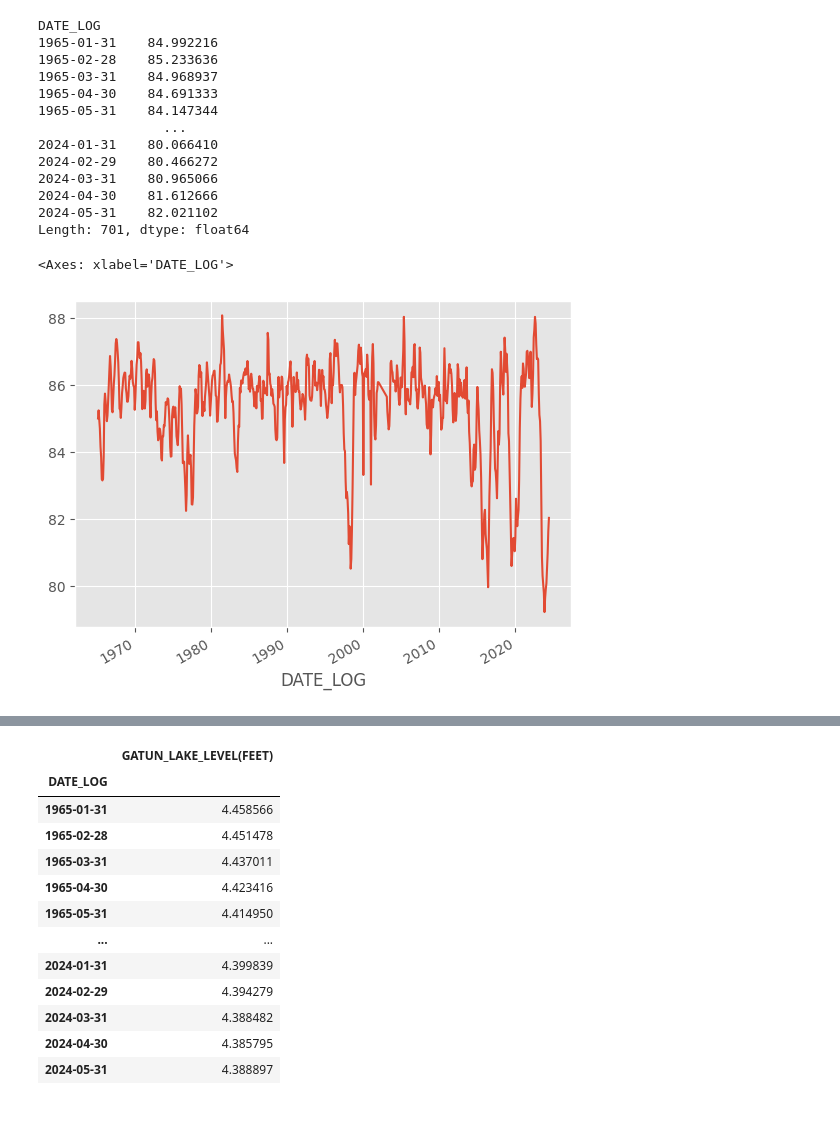
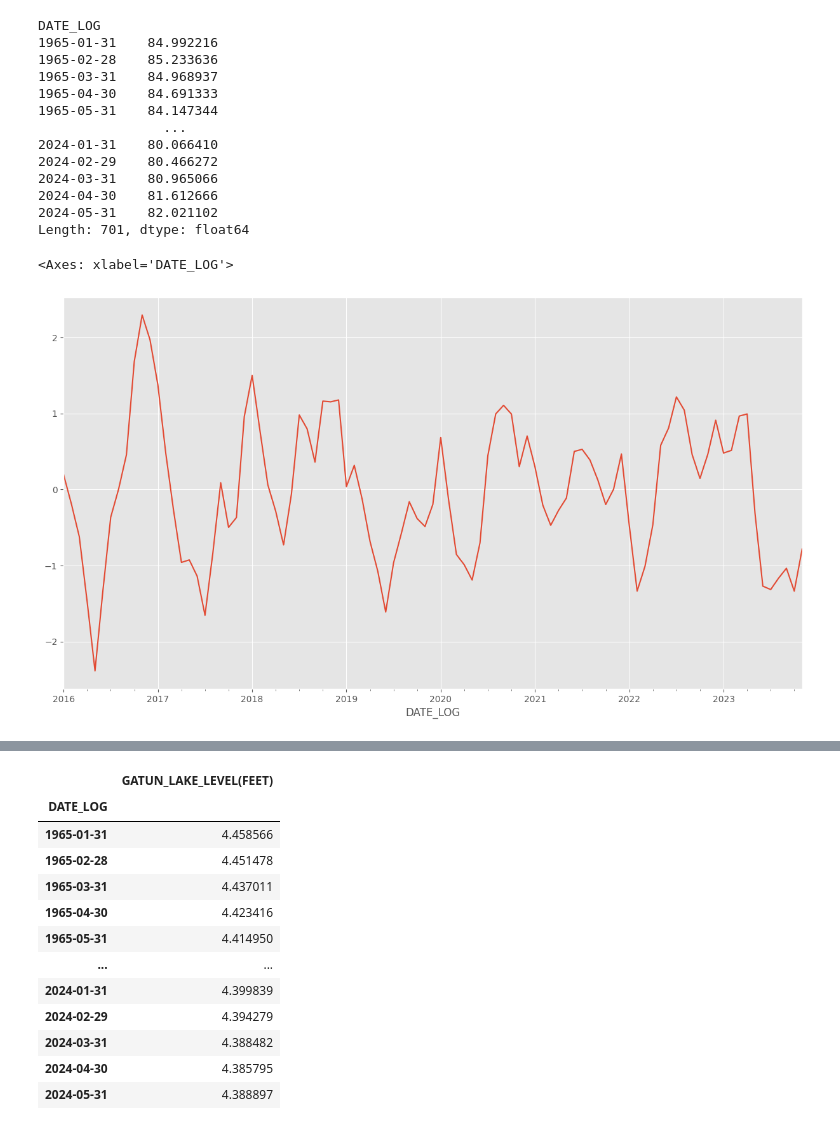
Before and after one commit to m0onsoo/panama_time_series_analysis, a Jupyter notebook: ETS_ARIMA.ipynb, the cells around one changed output, grey strips where cells are left out. Cells and saved outputs as stored; diff of their text form; code cells hidden in the pictures.

```diff
--- a/ETS_ARIMA.ipynb
+++ b/ETS_ARIMA.ipynb
@@ -204,8 +115,9 @@ DATE_LOG
 2024-04-30    81.612666
 2024-05-31    82.021102
 Length: 701, dtype: float64
-# %%
-df_deseasonalized.plot()
-# %% [output]
-<Axes: xlabel='DATE_LOG'>
-[figure, removed]
+# %%
+plt.figure(figsize=(15, 8))
+df_removed[df_removed.index >='2016-01-31'].plot()
+# %% [output]
+<Axes: xlabel='DATE_LOG'>
+[figure, added]
```
Also changed, not shown: parts of 105 cells of this notebook.
